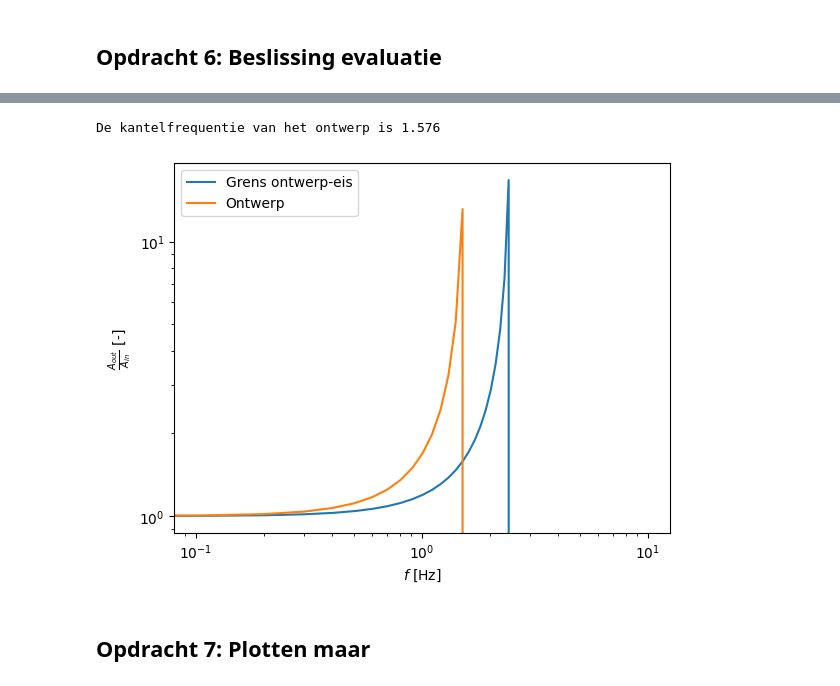
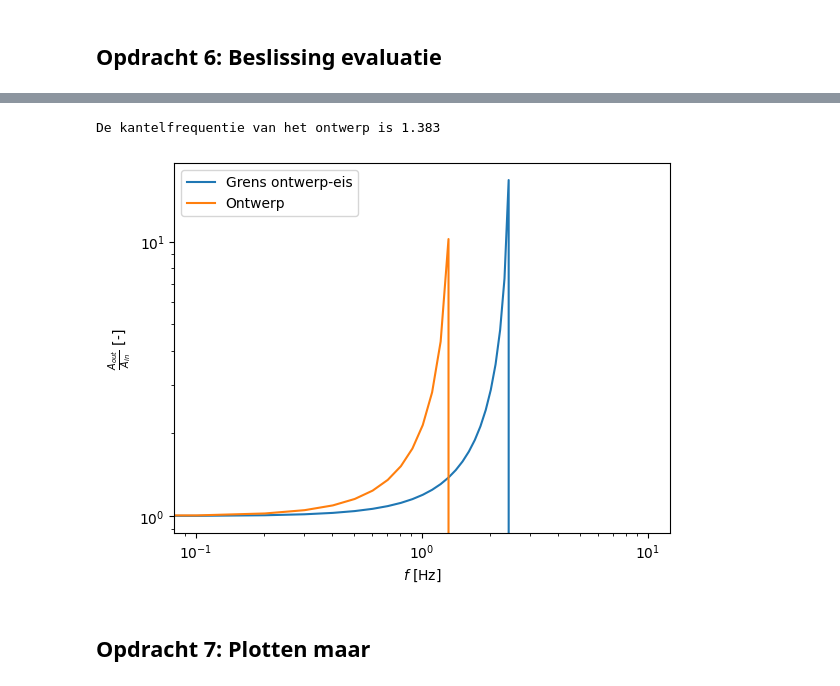
Before and after one commit to thaak123/THAAK-opdrachten-DEF-D, a Jupyter notebook: FysiekeOntwerpopdrachten/5MaakEenOpstellingTrillingsvrij/Ontwerpopdracht5MaakEenOpstellingTrillingsvrijInvulTemplate.ipynb, the cells around one changed output, grey strips where cells are left out. Drawn from its saved outputs; the diff is of its cells as text; code cells hidden in the pictures.

```diff
--- a/FysiekeOntwerpopdrachten/5MaakEenOpstellingTrillingsvrij/Ontwerpopdracht5MaakEenOpstellingTrillingsvrijInvulTemplate.ipynb
+++ b/FysiekeOntwerpopdrachten/5MaakEenOpstellingTrillingsvrij/Ontwerpopdracht5MaakEenOpstellingTrillingsvrijInvulTemplate.ipynb
@@ -154,31 +154,30 @@ Als je hier negatief geantwoord hebt, kopieer onder deze cel dan alle cellen van
 # %%
 # Voeg hier je plot in.
 f_arr = np.linspace(0,10, 100)
 w_arr = 2*np.pi*f_arr
 
 delta_x_eis = 0.08
 w0_eis = np.sqrt(g/delta_x_eis)
 f0_eis = w0_eis/(2*np.pi)
 A_quo = 1 / (1 - (w_arr/w0)**2)
 
-delta_x_ontwerp = 0.10
+delta_x_ontwerp = 0.13
 w0_ontwerp = np.sqrt(g/delta_x_ontwerp)
 f0_ontwerp = w0_ontwerp/(2*np.pi)
 A_quo_ontwerp = 1 / (1 - (w_arr/w0_ontwerp)**2)
 
 print("De kantelfrequentie van het ontwerp is %.3f" %f0_ontwerp)
-
 
 plt.figure()
 plt.loglog(f_arr, A_quo, label="Grens ontwerp-eis")
 plt.loglog(f_arr, A_quo_ontwerp, label="Ontwerp")
 plt.xlabel(r"$f$ [Hz]")
 plt.ylabel(r"$\frac{A_{out}}{A_{in}}$ [-]")
 plt.legend()
 plt.show()
 # %% [output]
-De kantelfrequentie van het ontwerp is 1.576
+De kantelfrequentie van het ontwerp is 1.383
-[figure, old version]
+[figure, new version]
 # %% [markdown]
 ## Opdracht 7: Plotten maar
 # %%
```
Also changed, not shown: parts of 3 cells of this notebook.
